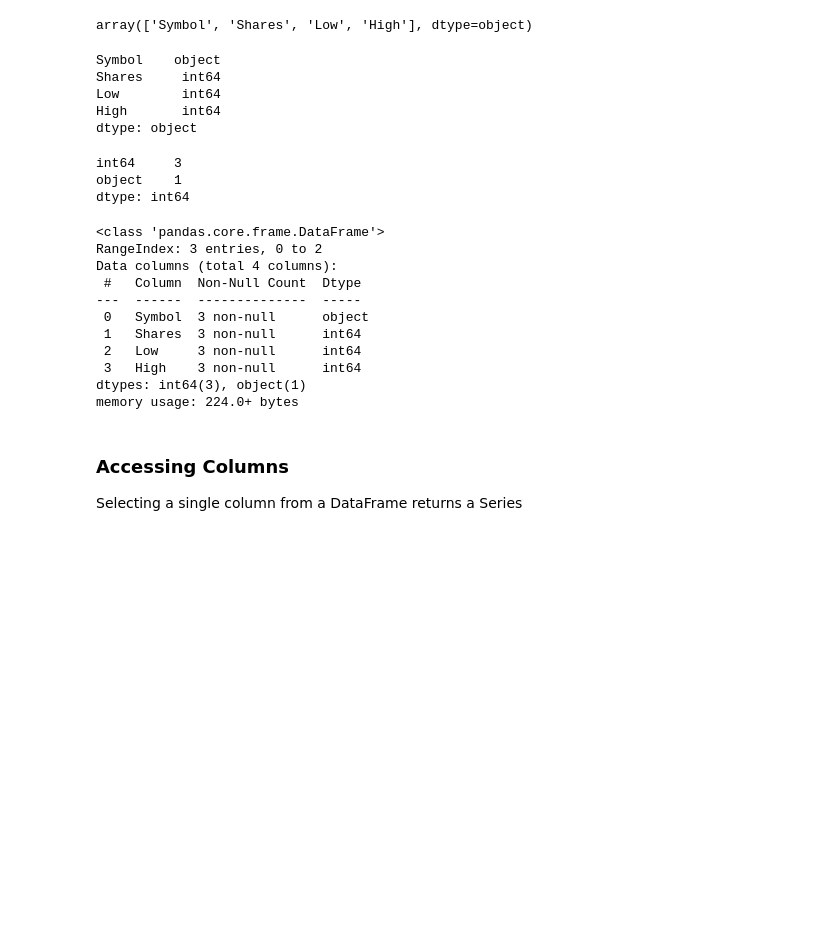
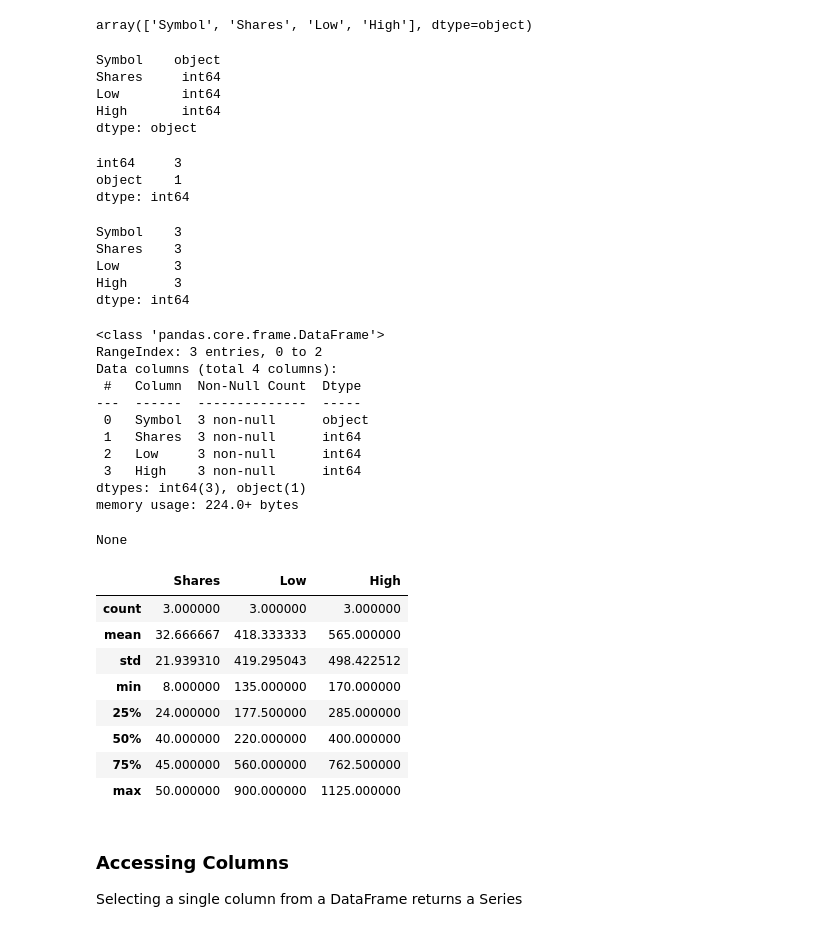
Before and after one commit to pkaran57/python-libs, a Jupyter notebook: pandas-lib/notebook/pandas.ipynb, the cells around one changed output. Drawn from its saved outputs; the diff is of its cells as text; code cells hidden in the pictures; blank space fills up the shorter version.

```diff
--- a/pandas-lib/notebook/pandas.ipynb
+++ b/pandas-lib/notebook/pandas.ipynb
@@ -113,7 +123,10 @@ array(['Symbol', 'Shares', 'Low', 'High'], dtype=object)
 display(stocks.dtypes)
 
 # counts of each data type
-stocks.dtypes.value_counts()
+display(stocks.dtypes.value_counts())
+
+# number of non-missing values for each column
+display(stocks.count())
 # %% [output]
 Symbol    object
 Shares     int64
@@ -123,21 +136,39 @@ dtype: object
 int64     3
 object    1
 dtype: int64
+Symbol    3
+Shares    3
+Low       3
+High      3
+dtype: int64
 # %%
 # get info on the dataframe
-stocks.info()
+display(stocks.info())
+
+# get info on the dataframe
+display(stocks.describe())
 # %% [output]
 <class 'pandas.core.frame.DataFrame'>
 RangeIndex: 3 entries, 0 to 2
 Data columns (total 4 columns):
  #   Column  Non-Null Count  Dtype
 ---  ------  --------------  -----
  0   Symbol  3 non-null      object
  1   Shares  3 non-null      int64
  2   Low     3 non-null      int64
  3   High    3 non-null      int64
 dtypes: int64(3), object(1)
 memory usage: 224.0+ bytes
+None
+|  | Shares | Low | High |
+| count | 3.000000 | 3.000000 | 3.000000 |
+| mean | 32.666667 | 418.333333 | 565.000000 |
+| std | 21.939310 | 419.295043 | 498.422512 |
+| min | 8.000000 | 135.000000 | 170.000000 |
+| 25% | 24.000000 | 177.500000 | 285.000000 |
+| 50% | 40.000000 | 220.000000 | 400.000000 |
+| 75% | 45.000000 | 560.000000 | 762.500000 |
+| max | 50.000000 | 900.000000 | 1125.000000 |
 # %% [markdown]
 ### Accessing Columns
 
```
Also changed, not shown: parts of 11 cells of this notebook.
